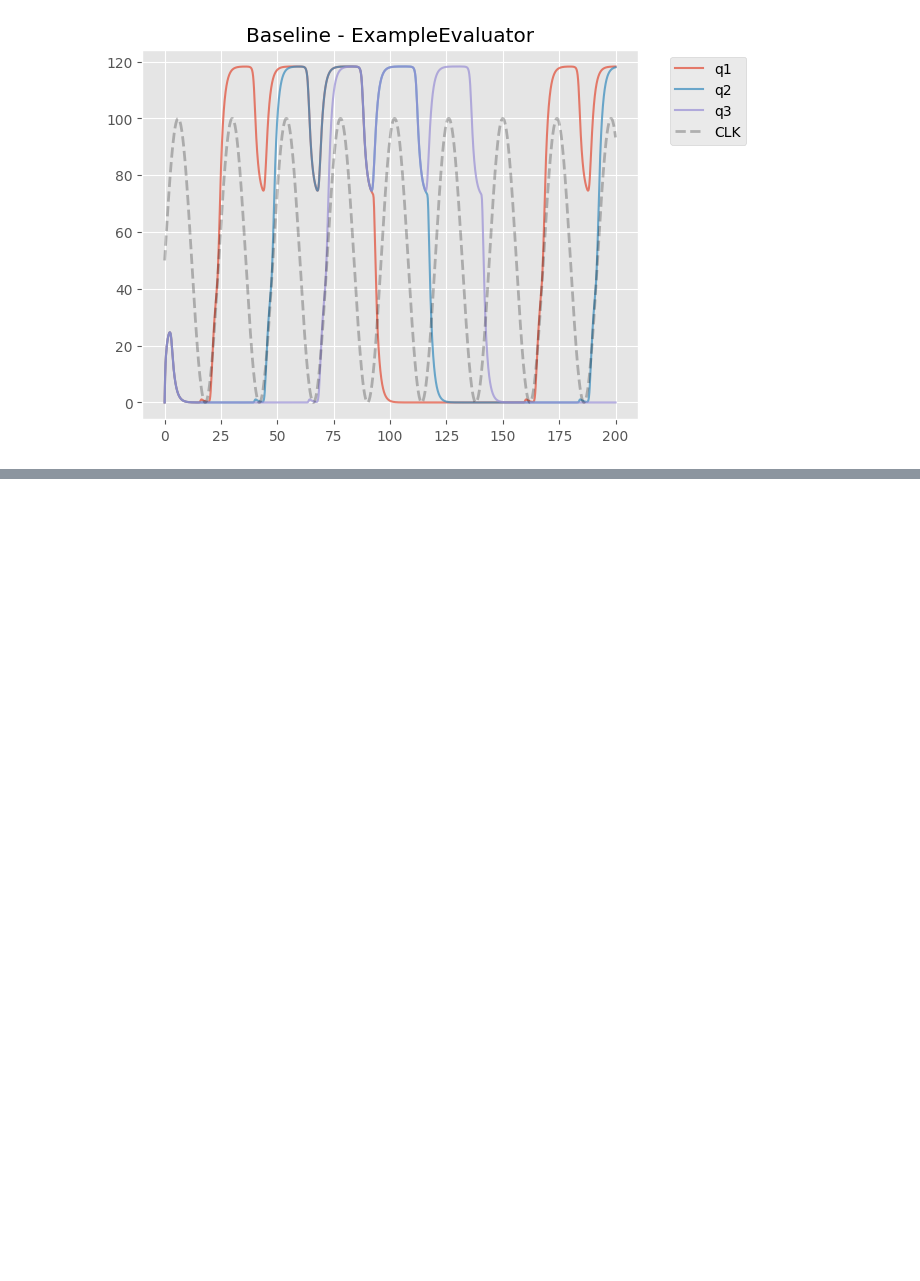
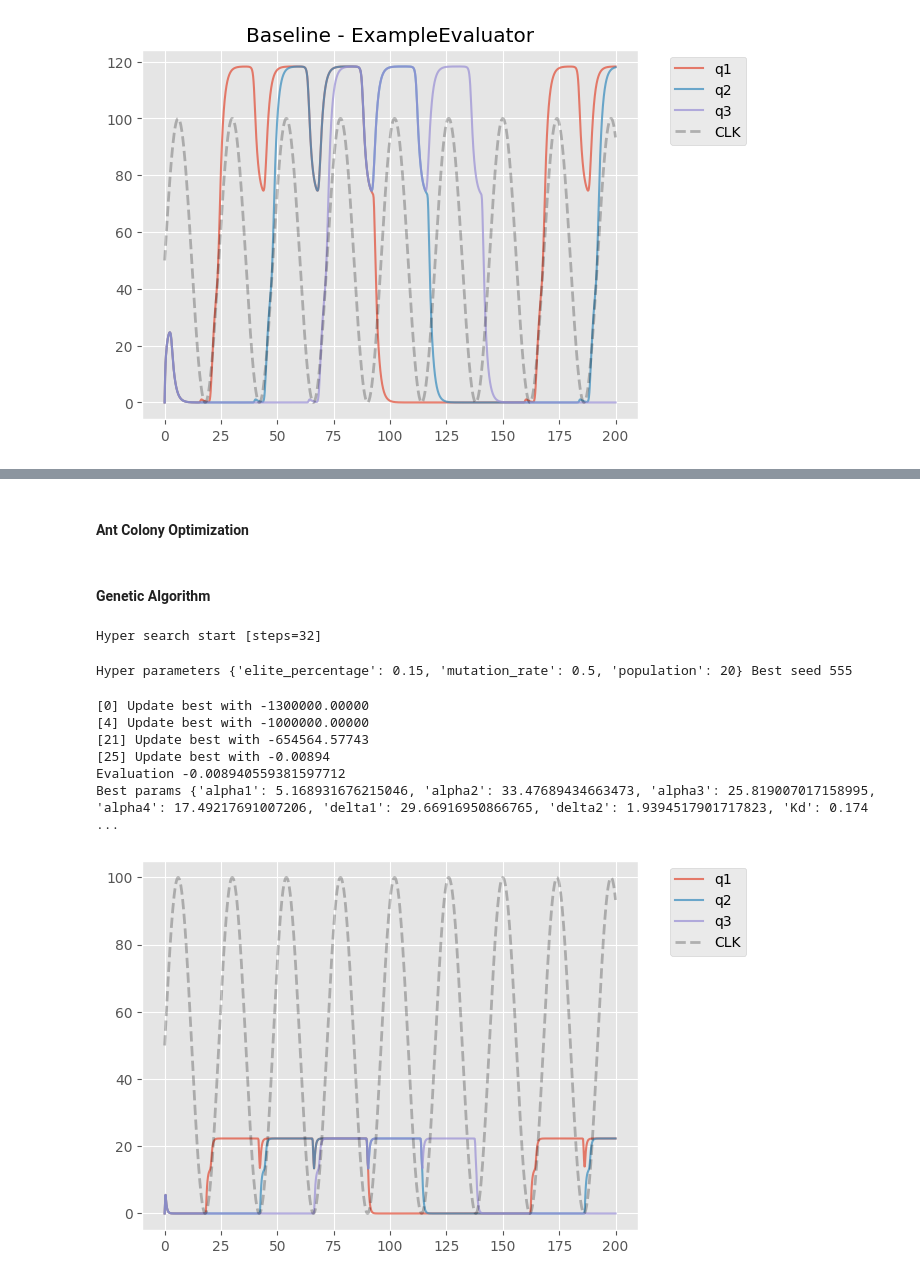
Before and after one commit to JanezSedeljsak/seq-circuit-param-optimization, a Jupyter notebook: notebook_v2.ipynb, the cells around one changed output, grey strips where cells are left out. Saved outputs shown, nothing was run; the diff lists cells and outputs as text; code cells hidden in the pictures; blank space fills up the shorter version.

```diff
--- a/notebook_v2.ipynb
+++ b/notebook_v2.ipynb
@@ -46,2 +15,0 @@ Best Fitness: 528.7718804204164
-# %%
-optimize(GeneticAlgorithm, 100, 100)
@@ -101,0 +96,2 @@ Best Fitness: 14000
+# %% [markdown]
+#### Ant Colony Optimization
@@ -101,0 +114,29 @@ Best Fitness: 14000
+# %% [markdown]
+#### Genetic Algorithm
+# %%
+ga_param_options = {
+    'generations': 10,
+    'population': [15, 20],
+    'mutation_rate': np.linspace(0.05, 0.5, 4),
+    'elite_percentage': [0.15]
+}
+
+ga_hyper = HyperSearch(GeneticAlgorithm, GoalEvaluator).execute(**ga_param_options)
+print("Hyper parameters", ga_hyper.best_params, "Best seed", ga_hyper.best_seed)
+# %% [output]
+Hyper search start [steps=32]
+Hyper parameters {'elite_percentage': 0.15, 'mutation_rate': 0.5, 'population': 20} Best seed 555
+# %%
+ga_evaluator = ga_hyper.optimize_parameters(50, 100, seed=12)
+
+print("Evaluation", ga_evaluator.evaluate())
+print("Best params", ga_evaluator.get_params())
+ga_evaluator.simulate()
+# %% [output]
+[0] Update best with -1300000.00000
+[4] Update best with -1000000.00000
+[21] Update best with -654564.57743
+[25] Update best with -0.00894
+Evaluation -0.008940559381597712
+Best params {'alpha1': 5.168931676215046, 'alpha2': 33.47689434663473, 'alpha3': 25.819007017158995, 'alpha4': 17.49217691007206, 'delta1': 29.66916950866765, 'delta2': 1.9394517901717823, 'Kd': 0.174 ...
+[figure, added]
```
Also changed, not shown: parts of 14 cells of this notebook, 8 other files.
